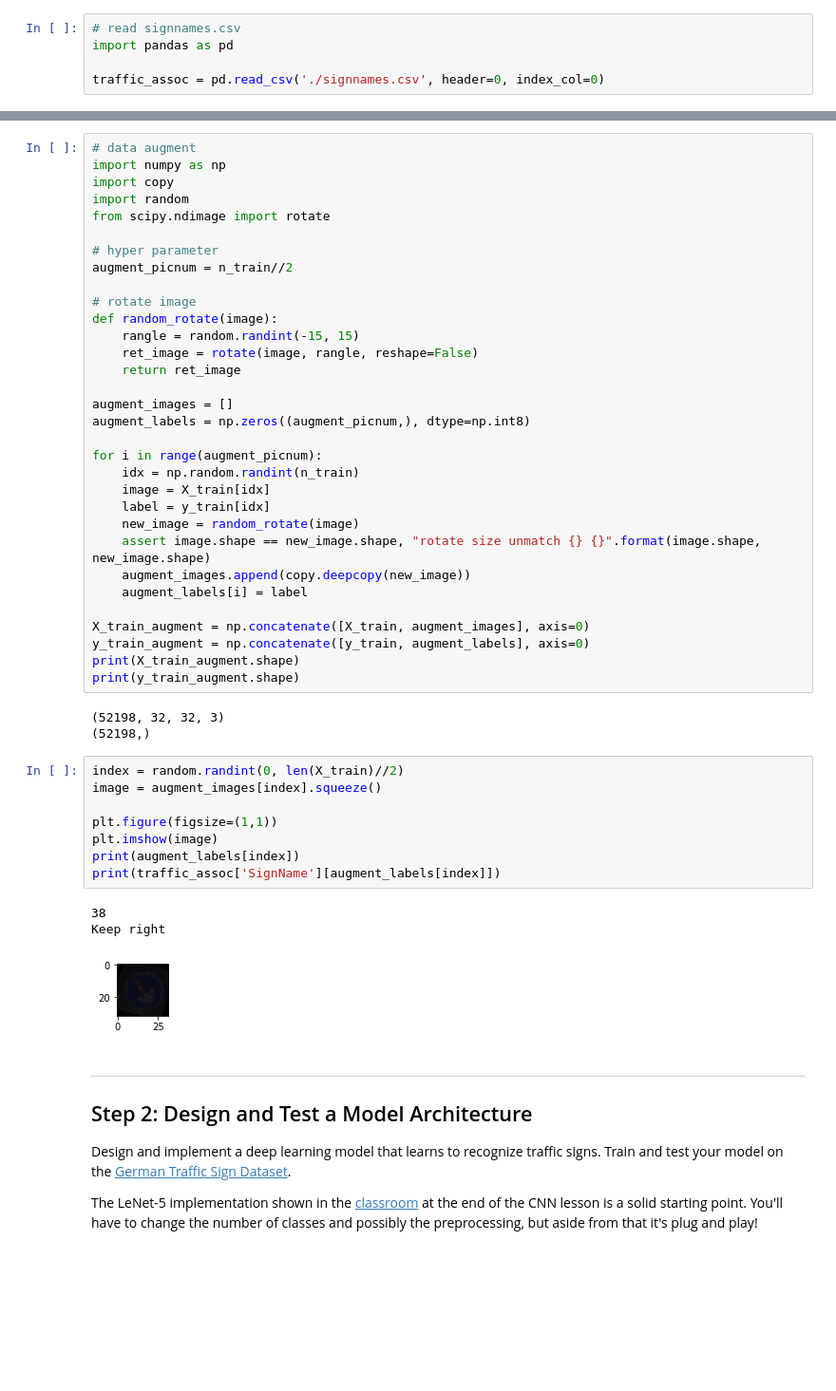
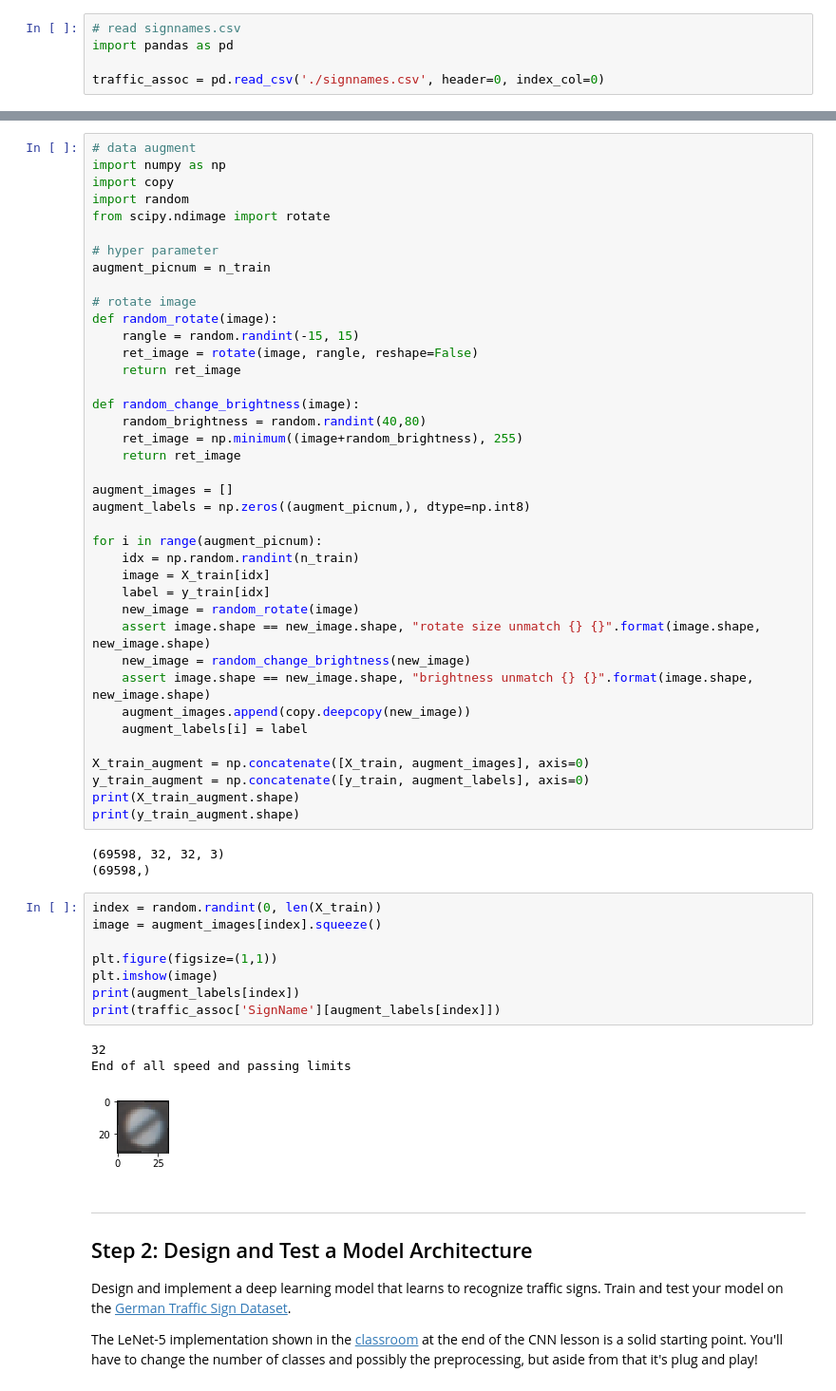
Before and after one commit to takam5f2/CarND-Traffic-Sign-Classifier-Project, a Jupyter notebook: Traffic_Sign_Classifier.ipynb, the cells around one changed output, grey strips where cells are left out. Shown at 95% size. Cells and saved outputs as stored; diff of their text form; blank space fills up the shorter version.

```diff
--- a/Traffic_Sign_Classifier.ipynb
+++ b/Traffic_Sign_Classifier.ipynb
@@ -132,12 +132,17 @@ import random
 from scipy.ndimage import rotate
 
 # hyper parameter
-augment_picnum = n_train//2
+augment_picnum = n_train
 
 # rotate image
 def random_rotate(image):
     rangle = random.randint(-15, 15)
     ret_image = rotate(image, rangle, reshape=False)
+    return ret_image
+
+def random_change_brightness(image):
+    random_brightness = random.randint(40,80)
+    ret_image = np.minimum((image+random_brightness), 255)
     return ret_image
 
 augment_images = []
@@ -149,6 +154,8 @@ for i in range(augment_picnum):
     label = y_train[idx]
     new_image = random_rotate(image)
     assert image.shape == new_image.shape, "rotate size unmatch {} {}".format(image.shape, new_image.shape)
+    new_image = random_change_brightness(new_image)
+    assert image.shape == new_image.shape, "brightness unmatch {} {}".format(image.shape, new_image.shape)
     augment_images.append(copy.deepcopy(new_image))
     augment_labels[i] = label
 
@@ -157,20 +164,20 @@ y_train_augment = np.concatenate([y_train, augment_labels], axis=0)
 print(X_train_augment.shape)
 print(y_train_augment.shape)
 # %% [output]
-(52198, 32, 32, 3)
-(52198,)
+(69598, 32, 32, 3)
+(69598,)
 # %%
-index = random.randint(0, len(X_train)//2)
+index = random.randint(0, len(X_train))
 image = augment_images[index].squeeze()
 
 plt.figure(figsize=(1,1))
 plt.imshow(image)
 print(augment_labels[index])
 print(traffic_assoc['SignName'][augment_labels[index]])
 # %% [output]
-38
-Keep right
+32
+End of all speed and passing limits
-[figure, old version]
+[figure, new version]
 # %% [markdown]
 ----
 
```
Also changed, not shown: parts of 9 cells of this notebook.
